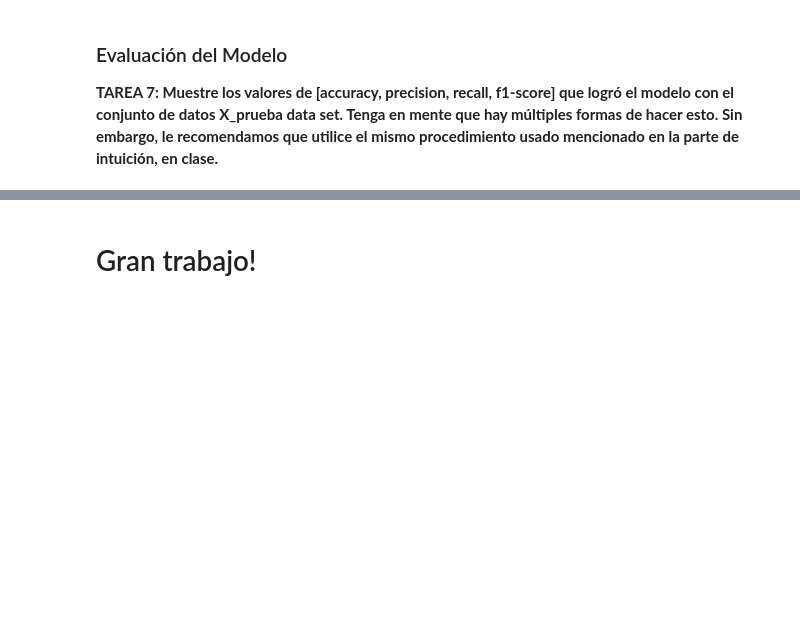
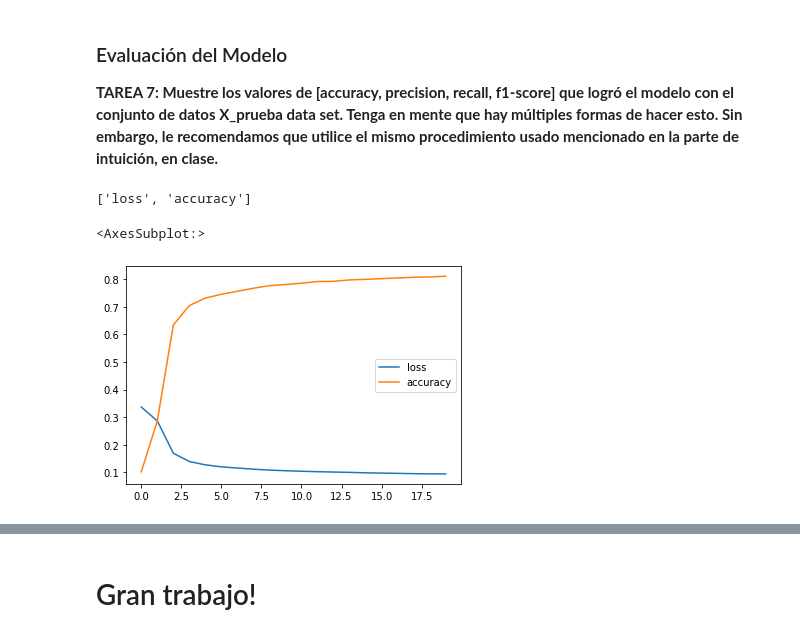
Before and after one commit to jurhs2000/data-science-lab4, a Jupyter notebook: Laboratorio_4_CNN.ipynb, the cells around one changed output, grey strips where cells are left out. Drawn from its saved outputs; the diff is of its cells as text; code cells hidden in the pictures; blank space fills up the shorter version.

Commit message:
feat: training and evaluting the model

```diff
--- a/Laboratorio_4_CNN.ipynb
+++ b/Laboratorio_4_CNN.ipynb
@@ -144,7 +144,7 @@ from tensorflow.keras.layers import Activation, Dropout, Flatten, Dense, Conv2D,
 # %%
 modelo = Sequential()
 
-modelo.add(Conv2D(filters = 32, kernel_size = (3, 3), input_shape=(28,28,3), activation='relu'))
+modelo.add(Conv2D(filters = 32, kernel_size = (3, 3), input_shape=(28,28,1), activation='relu'))
 modelo.add(MaxPooling2D(pool_size = (2,2)))
 
 modelo.add(Flatten())
@@ -194,5 +194,5 @@ tanda_size = 16
 import warnings
 warnings.filterwarnings('ignore')
 # %%
-resultados = modelo.fit(x=X_entreno_norm, y=y_entreno_ohe, epochs=20, callbacks=[detencion_temprana])
+resultados = modelo.fit(x=X_entreno, y=y_entreno_ohe, epochs=20, callbacks=[detencion_temprana])
 # %% [output]
@@ -203,0 +222,11 @@ ValueError: Failed to find data adapter that can handle input: <class 'numpy.flo
+# %%
+perdidas = pd.DataFrame(modelo.history.history)
+# %%
+modelo.metrics_names
+# %% [output]
+['loss', 'accuracy']
+# %%
+perdidas[['loss', 'accuracy']].plot()
+# %% [output]
+<AxesSubplot:>
+[figure, added]
```
Also changed, not shown: parts of 7 cells of this notebook.
